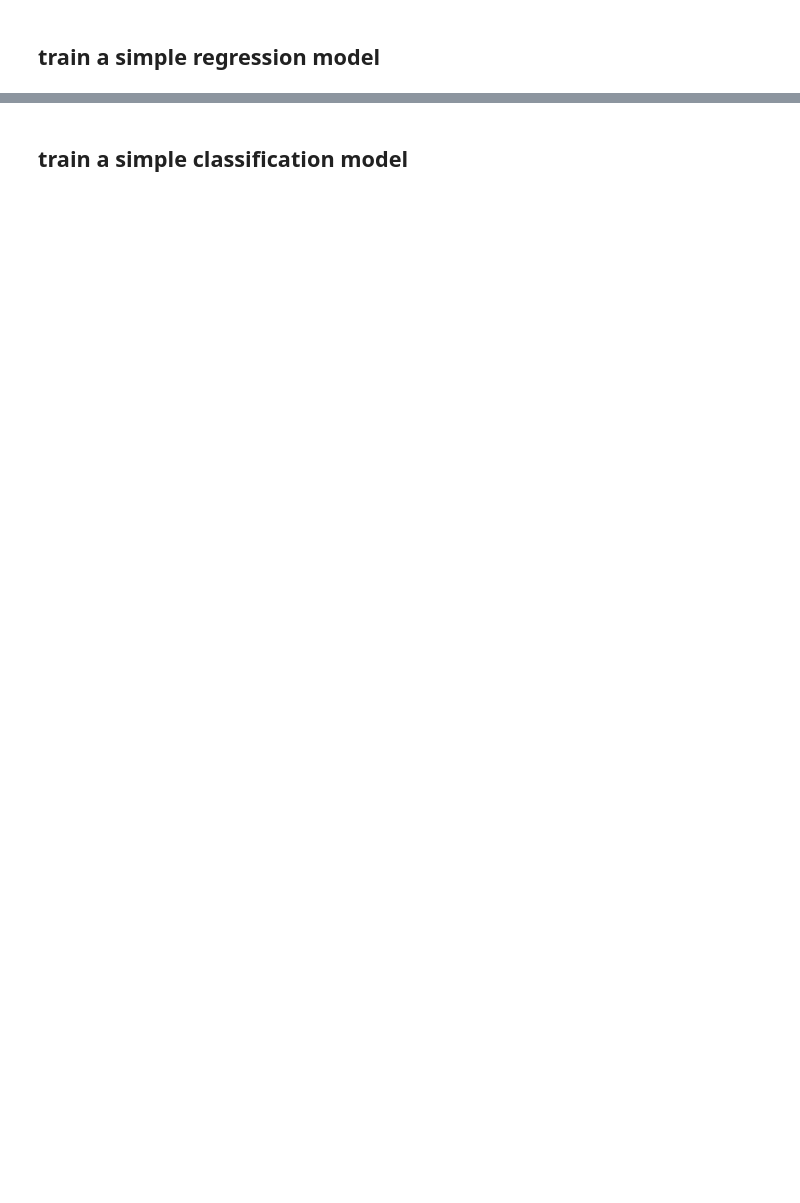
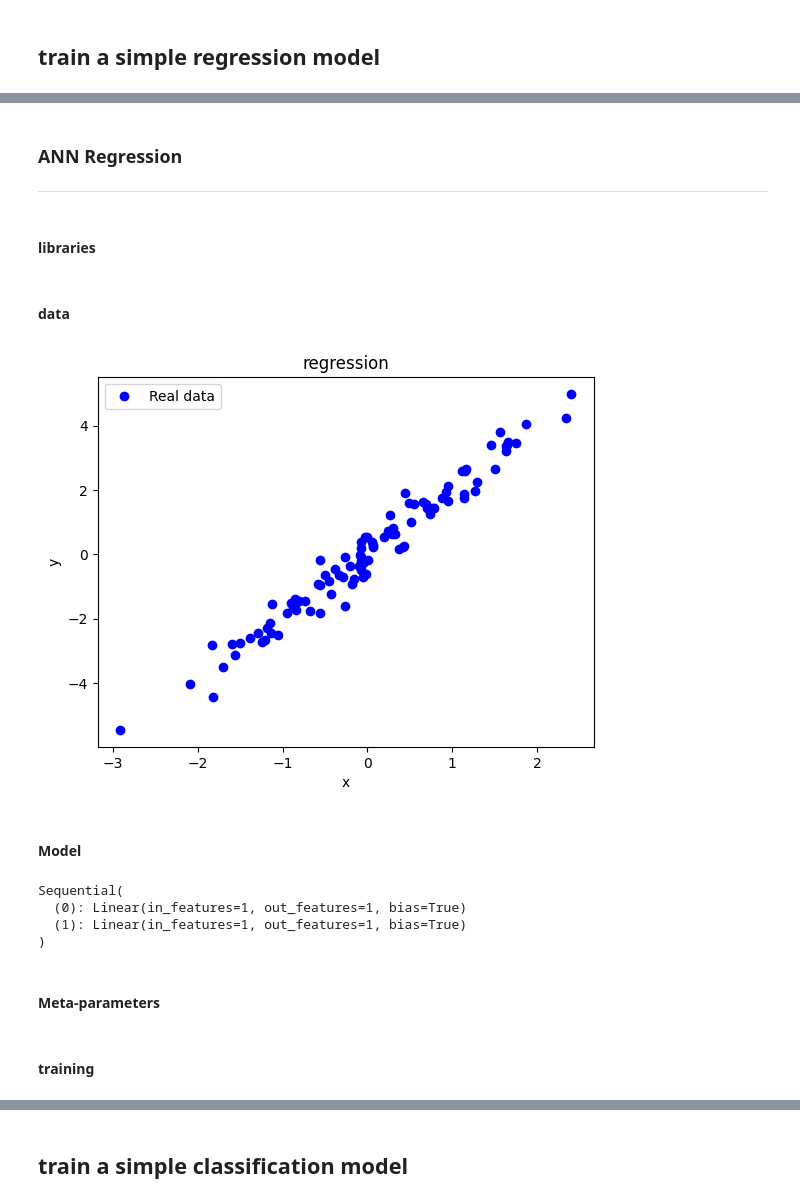
Before and after one commit to AmirHossein81Gholami/DRL_course, a Jupyter notebook: notebooks/DRL_Notebook.ipynb, the cells around one changed output, grey strips where cells are left out. Cells and saved outputs as stored; diff of their text form; code cells hidden in the pictures; blank space fills up the shorter version.

```diff
--- a/notebooks/DRL_Notebook.ipynb
+++ b/notebooks/DRL_Notebook.ipynb
@@ -939,0 +1181,5 @@ print(f"Resuming from epoch {checkpoint['epoch']} with loss {checkpoint['loss']}
+# %% [markdown]
+### ANN Regression
+-----
+# %% [markdown]
+#### libraries
@@ -939,0 +1196,33 @@ print(f"Resuming from epoch {checkpoint['epoch']} with loss {checkpoint['loss']}
+# %% [markdown]
+#### data
+# %%
+N = 100
+m = 2
+x = torch.randn(size=(N,1))
+y = m*x + torch.randn(size=(N,1))/3
+plt.plot(x,y,'ob')
+plt.legend(['Real data'])
+plt.title('regression')
+plt.xlabel('x')
+plt.ylabel('y')
+plt.show()
+# %% [output]
+[figure, added]
+# %% [markdown]
+#### Model
+# %%
+# build a sequential model
+
+ann_reg = nn.Sequential(
+    nn.Linear(1,1), # input layer
+    # nn.ReLU(),      # activation function
+    nn.Linear(1,1)  # output layer
+)
+ann_reg
+# %% [output]
+Sequential(
+  (0): Linear(in_features=1, out_features=1, bias=True)
+  (1): Linear(in_features=1, out_features=1, bias=True)
+)
+# %% [markdown]
+#### Meta-parameters
@@ -939,0 +1236,2 @@ print(f"Resuming from epoch {checkpoint['epoch']} with loss {checkpoint['loss']}
+# %% [markdown]
+#### training
```
Also changed, not shown: parts of 77 cells of this notebook.
